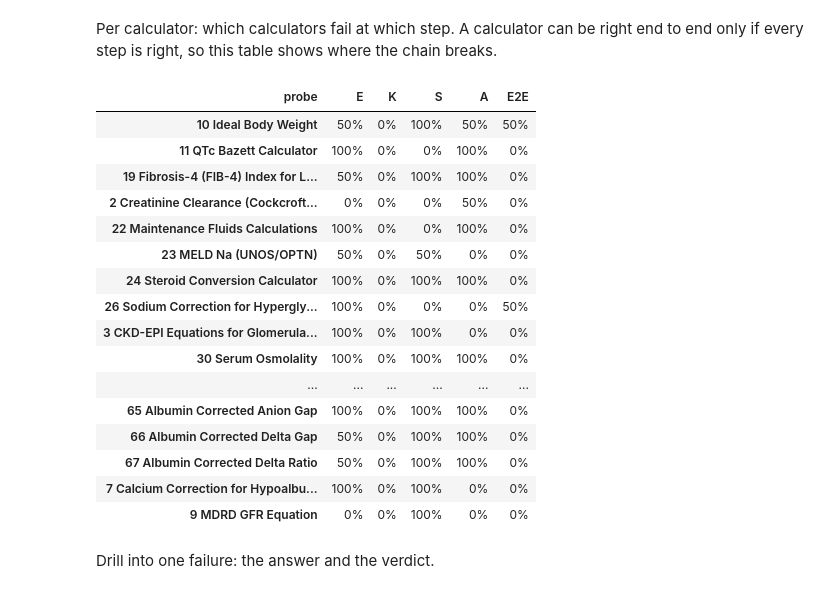
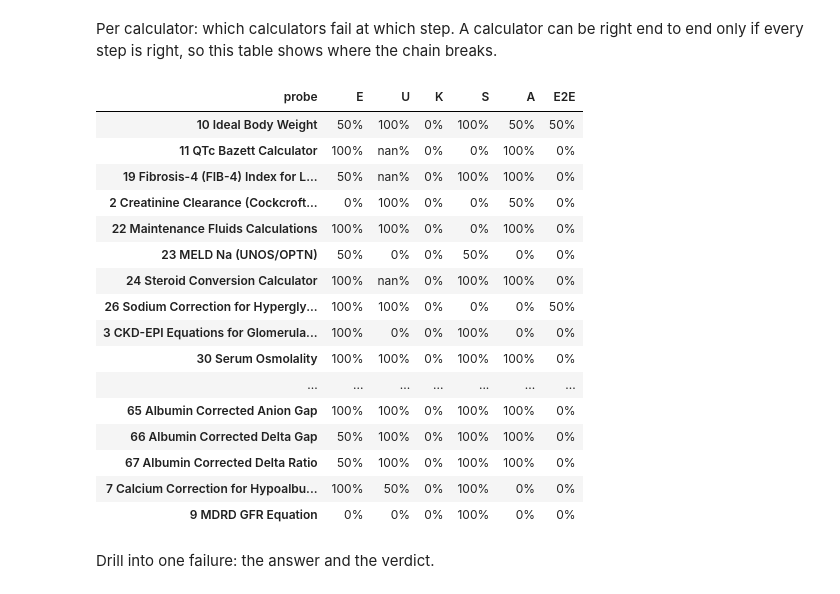
Before and after one commit to houenagnon/medcalc-kit, a Jupyter notebook: examples/tutorial.ipynb, the cells around one changed output. Drawn from its saved outputs; the diff is of its cells as text; code cells hidden in the pictures.

```diff
--- a/examples/tutorial.ipynb
+++ b/examples/tutorial.ipynb
@@ -39,4 +41,6 @@ support.
 # %%
-ds = mk.load(equation_only=True)
+full = mk.load()
+ds = full.equation_only()
+print(full)
 ds
 # %% [output]
@@ -357,3 +428,9 @@ pd.DataFrame([mk.score(e2e, t) for t in ('{"answer": 25.2}', '{"answer": 27}', "
 | 25.2 | True | True | NaN | 0.001510 |
 | 27 | True | False | out_of_bounds | 0.069811 |
 | no JSON | False | False | format_invalid | NaN |
+# %%
+due = full.filter(split="test", category="date")[0]
+item = mk.probes.end_to_end.build(due)
+print(due.calculator_name, "| ground truth:", due.ground_truth)
+print(mk.probes.prompt(item).splitlines()[-1])
+[mk.score(item, t)["error_type"] for t in (mk.reference_answer(item), '{"answer": "2000-01-01"}')]
@@ -365,7 +467,8 @@ fields for every example of a calculator; `k_pool` gives K real patients as test
 mode (the model sees the values and writes the formula that applies to this patient).
 # %%
 subset = test.sample(EXAMPLES_PER_CALCULATOR, per_calculator=True, seed=0)
-suite = mk.ProbeSuite({"E": {}, "K": {"mode": "patient"}, "S": {}, "A": {}, "E2E": {}}, schema=ds, k_pool=pool)
+suite = mk.ProbeSuite({"E": {}, "U": {}, "K": {"mode": "patient"}, "S": {}, "A": {}, "E2E": {}}, schema=ds,
+                      k_pool=pool)
 items = suite.build(subset)
 print(len(subset), "examples ->", len(items), "items")
 items[["item_id", "probe", "calculator_name", "max_new_tokens"]].head()
@@ -445,7 +554,7 @@ def pick_device():
 class SimulatedModel:
     """Stand-in when no GPU is available: reference answers, with errors and artifacts at random."""
     model_id = "simulated"
-    error_rate = {"E": 0.4, "K": 0.5, "S": 0.3, "A": 0.2, "E2E": 0.6}
+    error_rate = {"E": 0.4, "U": 0.4, "K": 0.5, "S": 0.3, "A": 0.2, "E2E": 0.6}
 
     def __init__(self, items, seed=0):
         self.by_prompt = {mk.generation.prompt_key(it["messages"], it["max_new_tokens"]): it
@@ -453,19 +562,24 @@ class SimulatedModel:
         self.rng = random.Random(seed)
 
     def generate(self, messages, max_new_tokens):
-        item = self.by_prompt[mk.generation.prompt_key(messages, max_new_tokens)]
+        item = self.by_prompt.get(mk.generation.prompt_key(messages, max_new_tokens))
+        if item is None:
+            return "I cannot answer this.", 100, 5
         text = "Let me work through this. " + mk.reference_answer(item)
         r = self.rng.random()
         if r < 0.05:
             return "", 0, 0
-        if r < self.error_rate[item["probe"]]:
+        if r < self.error_rate.get(item.get("task", item["probe"]), 0.5):
             text = text.replace("1", "7", 1) if "1" in text else "I am not sure."
         return text, 100, len(text.split())
 
 
 device = pick_device()
 if device:
+    import transformers
     from medcalc_kit.generation.hf import HFBackend
+
+    transformers.utils.logging.disable_progress_bar()
     model = HFBackend(MODEL_ID, device=device)
 else:
     model = SimulatedModel(items)
@@ -571,28 +688,28 @@ Per calculator: which calculators fail at which step. A calculator can be right
 right, so this table shows where the chain breaks.
 # %%
 by_calc = scores.pivot_table(index="calculator_id", columns="probe", values="correct", aggfunc="mean")
-by_calc = by_calc[[p for p in ["E", "K", "S", "A", "E2E"] if p in by_calc]]
+by_calc = by_calc[[p for p in ["E", "U", "K", "S", "A", "E2E"] if p in by_calc]]
 names = mk.calculators.table().set_index("calculator_id").name
 by_calc.index = [f"{i} {names[i][:35]}" for i in by_calc.index]
 by_calc.style.format("{:.0%}").background_gradient(cmap="RdYlGn", vmin=0, vmax=1)
 # %% [output]
-| probe | E | K | S | A | E2E |
-| 10 Ideal Body Weight | 50% | 0% | 100% | 50% | 50% |
-| 11 QTc Bazett Calculator | 100% | 0% | 0% | 100% | 0% |
-| 19 Fibrosis-4 (FIB-4) Index for L... | 50% | 0% | 100% | 100% | 0% |
-| 2 Creatinine Clearance (Cockcroft... | 0% | 0% | 0% | 50% | 0% |
-| 22 Maintenance Fluids Calculations | 100% | 0% | 0% | 100% | 0% |
-| 23 MELD Na (UNOS/OPTN) | 50% | 0% | 50% | 0% | 0% |
-| 24 Steroid Conversion Calculator | 100% | 0% | 100% | 100% | 0% |
-| 26 Sodium Correction for Hypergly... | 100% | 0% | 0% | 0% | 50% |
-| 3 CKD-EPI Equations for Glomerula... | 100% | 0% | 100% | 0% | 0% |
-| 30 Serum Osmolality | 100% | 0% | 100% | 100% | 0% |
-| ... | ... | ... | ... | ... | ... |
-| 65 Albumin Corrected Anion Gap | 100% | 0% | 100% | 100% | 0% |
-| 66 Albumin Corrected Delta Gap | 50% | 0% | 100% | 100% | 0% |
-| 67 Albumin Corrected Delta Ratio | 50% | 0% | 100% | 100% | 0% |
-| 7 Calcium Correction for Hypoalbu... | 100% | 0% | 100% | 0% | 0% |
-| 9 MDRD GFR Equation | 0% | 0% | 100% | 0% | 0% |
+| probe | E | U | K | S | A | E2E |
+| 10 Ideal Body Weight | 50% | 100% | 0% | 100% | 50% | 50% |
+| 11 QTc Bazett Calculator | 100% | nan% | 0% | 0% | 100% | 0% |
+| 19 Fibrosis-4 (FIB-4) Index for L... | 50% | nan% | 0% | 100% | 100% | 0% |
+| 2 Creatinine Clearance (Cockcroft... | 0% | 100% | 0% | 0% | 50% | 0% |
+| 22 Maintenance Fluids Calculations | 100% | 100% | 0% | 0% | 100% | 0% |
+| 23 MELD Na (UNOS/OPTN) | 50% | 0% | 0% | 50% | 0% | 0% |
+| 24 Steroid Conversion Calculator | 100% | nan% | 0% | 100% | 100% | 0% |
+| 26 Sodium Correction for Hypergly... | 100% | 100% | 0% | 0% | 0% | 50% |
+| 3 CKD-EPI Equations for Glomerula... | 100% | 0% | 0% | 100% | 0% | 0% |
+| 30 Serum Osmolality | 100% | 100% | 0% | 100% | 100% | 0% |
+| ... | ... | ... | ... | ... | ... | ... |
+| 65 Albumin Corrected Anion Gap | 100% | 100% | 0% | 100% | 100% | 0% |
+| 66 Albumin Corrected Delta Gap | 50% | 100% | 0% | 100% | 100% | 0% |
+| 67 Albumin Corrected Delta Ratio | 50% | 100% | 0% | 100% | 100% | 0% |
+| 7 Calcium Correction for Hypoalbu... | 100% | 50% | 0% | 100% | 0% | 0% |
+| 9 MDRD GFR Equation | 0% | 0% | 0% | 100% | 0% | 0% |
 # %% [markdown]
 Drill into one failure: the answer and the verdict.
 # %%
```
Also changed, not shown: parts of 43 cells of this notebook, 1 other file.
